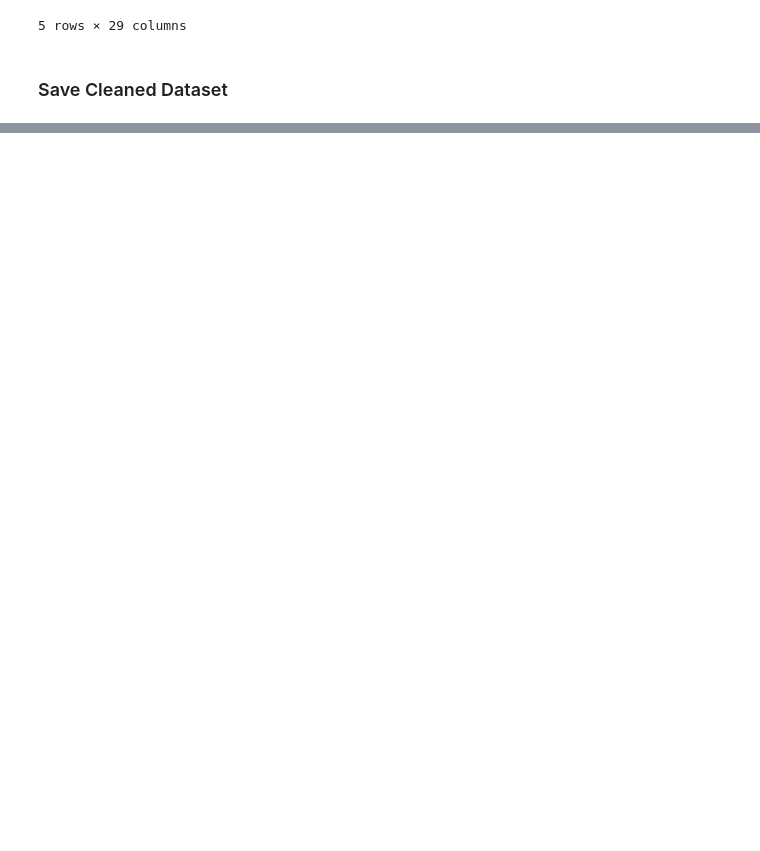
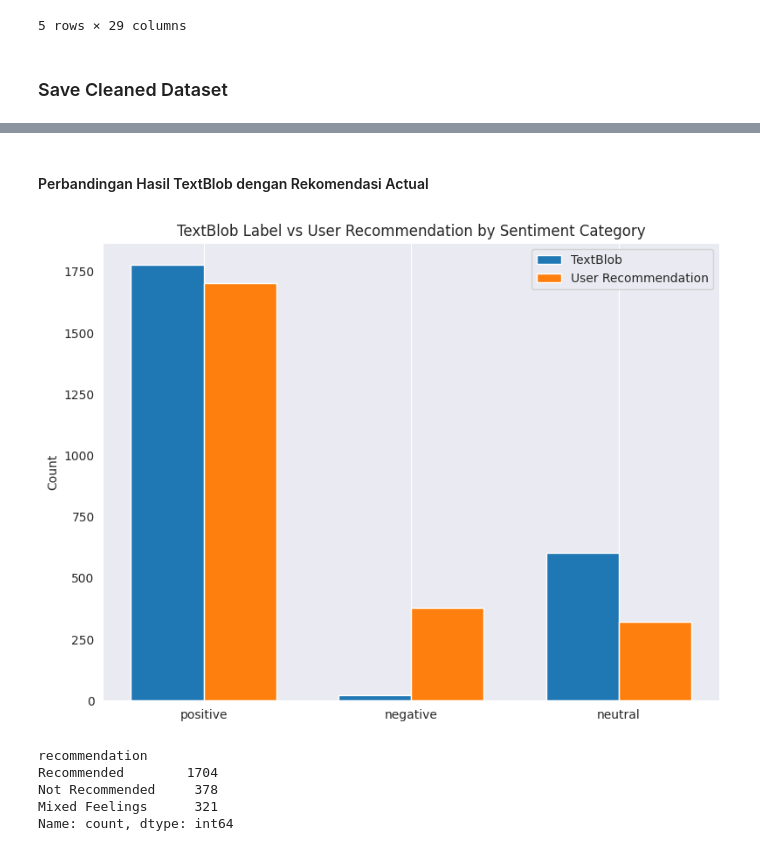
Before and after one commit to nathanaelganata/myanimelist-nlp, a Jupyter notebook: notebooks/02-sentiment-analysis.ipynb, the cells around one changed output, grey strips where cells are left out. Cells and saved outputs as stored; diff of their text form; code cells hidden in the pictures; blank space fills up the shorter version.

```diff
--- a/notebooks/02-sentiment-analysis.ipynb
+++ b/notebooks/02-sentiment-analysis.ipynb
@@ -104,0 +120,37 @@ plt.show()
+# %% [markdown]
+#### Perbandingan Hasil TextBlob dengan Rekomendasi Actual
+# %%
+categories = ['positive', 'negative', 'neutral']
+matched_recommendations = ['Recommended', 'Not Recommended', 'Mixed Feelings']
+
+textblob_counts = [df[df['textblob_label'] == cat].shape[0] for cat in categories]
+recommendation_counts = [
+    df[df['recommendation'] == rec].shape[0] for rec in matched_recommendations
+]
+
+x = np.arange(len(categories))
+width = 0.35
+
+fig, ax = plt.subplots(figsize=(8, 6))
+bars1 = ax.bar(x - width/2, textblob_counts, width, label='TextBlob')
+bars2 = ax.bar(x + width/2, recommendation_counts, width, label='User Recommendation')
+
+# Formatting
+ax.set_ylabel('Count')
+ax.set_title('TextBlob Label vs User Recommendation by Sentiment Category')
+ax.set_xticks(x)
+ax.set_xticklabels(categories)
+ax.legend()
+ax.grid(axis='y')
+
+plt.tight_layout()
+plt.show()
+
+print(df["recommendation"].value_counts())
+# %% [output]
+[figure, added]
+recommendation
+Recommended        1704
+Not Recommended     378
+Mixed Feelings      321
+Name: count, dtype: int64
```
Also changed, not shown: parts of 27 cells of this notebook.
